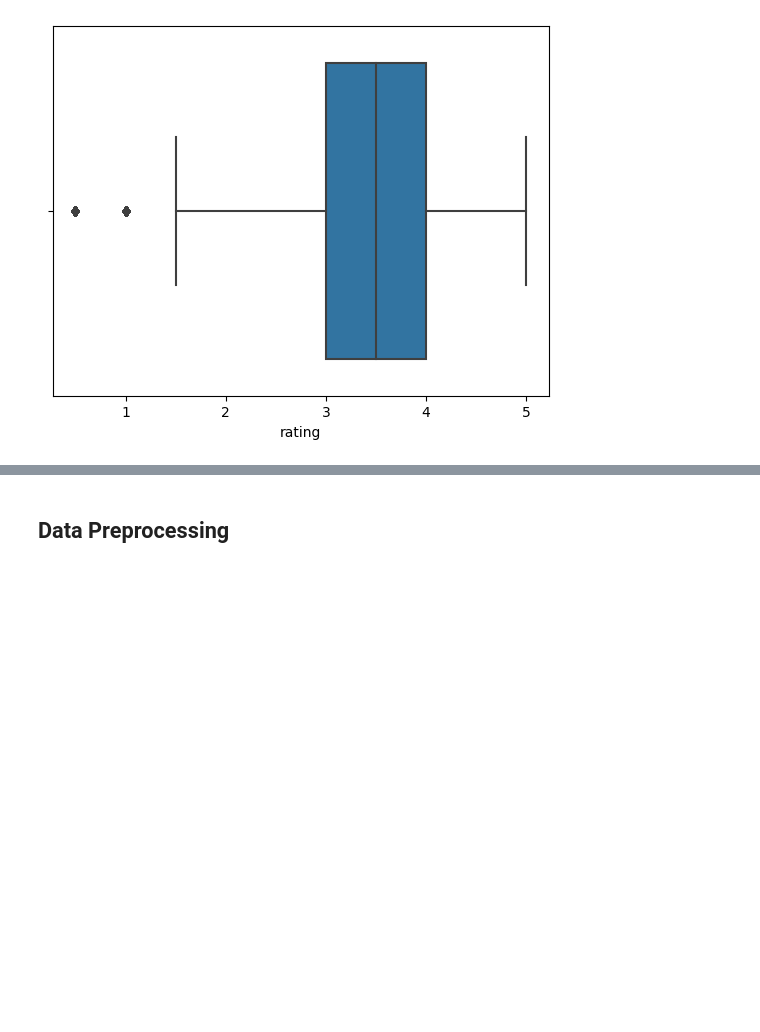
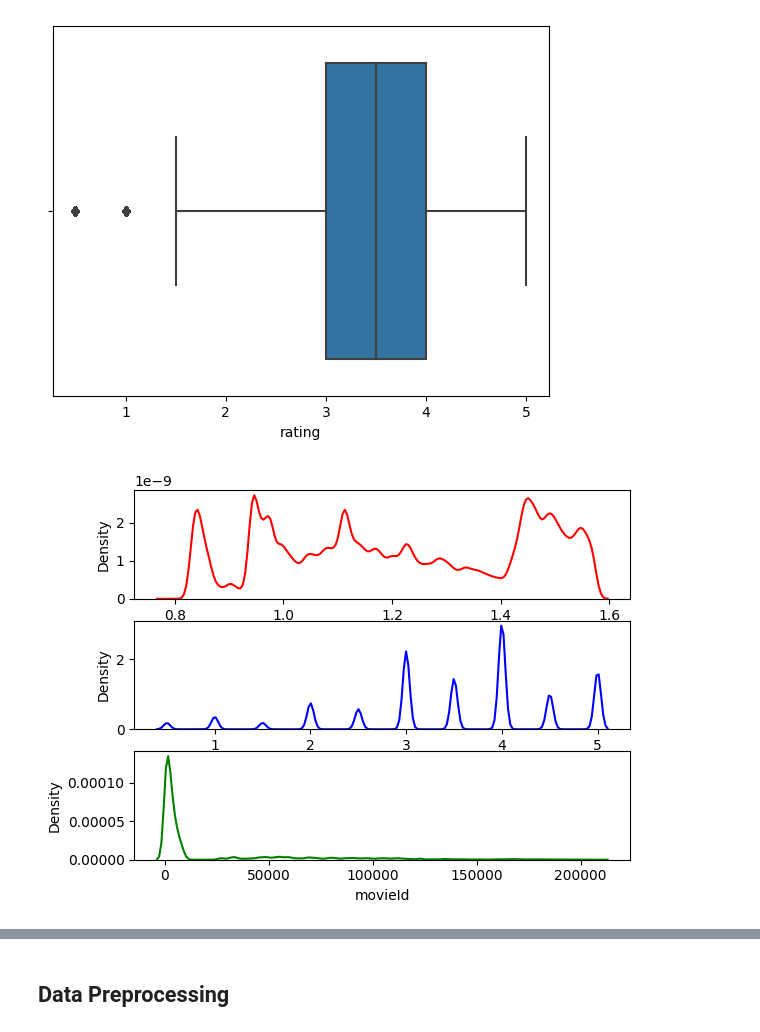
Before and after one commit to nicolopizzo/data-analytics, a Jupyter notebook: analysis.ipynb, the cells around one changed output, grey strips where cells are left out. Drawn from its saved outputs; the diff is of its cells as text; code cells hidden in the pictures; blank space fills up the shorter version.

```diff
--- a/analysis.ipynb
+++ b/analysis.ipynb
@@ -79,3 +79,12 @@ plt.show()
 # %%
 # Observing the distribution of all attributes for every file
 # This is useful to show data trends, to reveal outliers and leverage points, to provide hints about modeling techniques to apply.
+
+# print distribution for ratings
+fig, axs = plt.subplots(3)
+sns.kdeplot(ratings['timestamp'], ax=axs[0], color='r', label='timestamp')
+sns.kdeplot(ratings['rating'], ax=axs[1], color='b', label='rating')
+sns.kdeplot(ratings['movieId'], ax=axs[2], color='g', label='movieId')
+plt.show()
+# %% [output]
+[figure, added]
```
Also changed, not shown: parts of 4 cells of this notebook.
